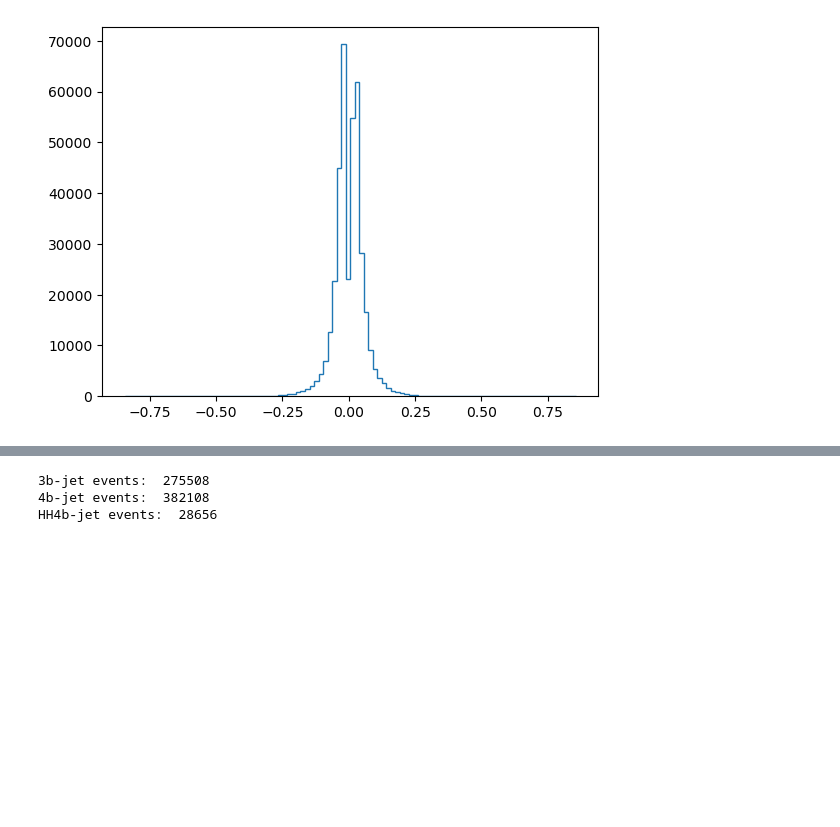
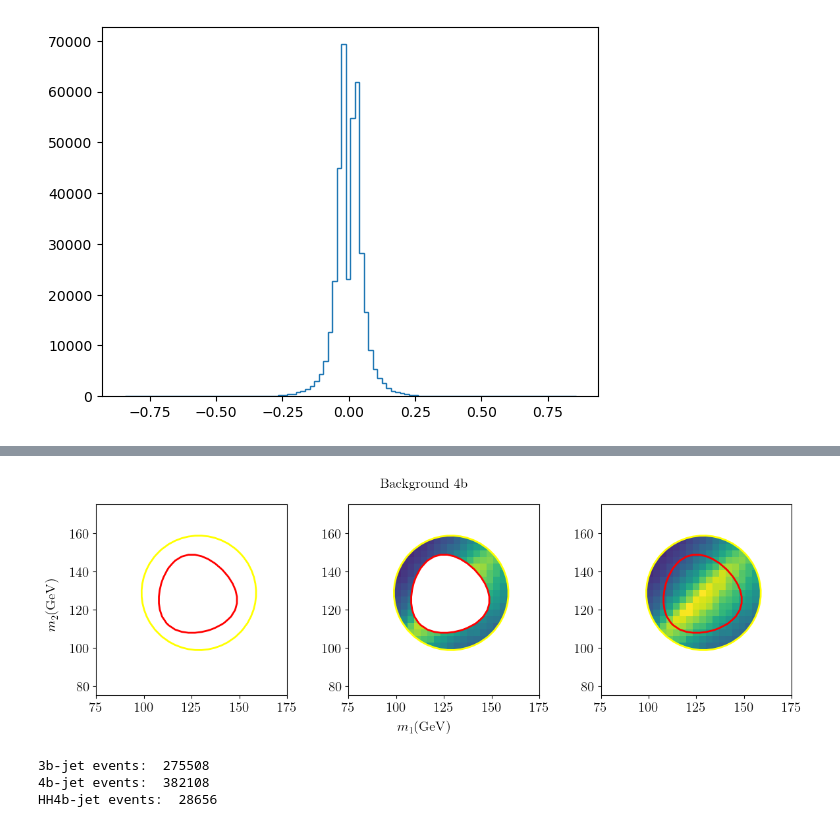
Before and after one commit to soheunyi/SRFinder, a Jupyter notebook: soheun/notebooks/eda.ipynb, the cells around one changed output, grey strips where cells are left out. Drawn from its saved outputs; the diff is of its cells as text; code cells hidden in the pictures; blank space fills up the shorter version.

```diff
--- a/soheun/notebooks/eda.ipynb
+++ b/soheun/notebooks/eda.ipynb
@@ -309,3 +339,79 @@ for name, df in zip(["3b", r"$\mathrm{4b}$", r"$\mathrm{HH} \rightarrow 4b$"], [
+# %%
+# density plot
+from matplotlib import patches as mpatches
+
+# use latex
+plt.rcParams["text.usetex"] = True
+plt.rcParams["font.family"] = "serif"
+plt.rcParams["font.serif"] = "Times New Roman"
+plt.rcParams["axes.labelsize"] = 15
+plt.rcParams["axes.titlesize"] = 15
+plt.rcParams["legend.fontsize"] = 15
+plt.rcParams["xtick.labelsize"] = 15
+plt.rcParams["ytick.labelsize"] = 15
+plt.rcParams["figure.labelsize"] = 15
+plt.rcParams["figure.titlesize"] = 15
+
+m_H = 125
+sigma_C = 1
+K_s = 1
+K_c = 1
+sigma_C = 1.03
+K_s = 0.16
+K_c = 30
+
+SR_fn = lambda dm_0, dm_1: np.sqrt((1 - m_H / dm_0)**2 + (1 - m_H / dm_1)**2)
+CR_fn = lambda dm_0, dm_1: np.sqrt((dm_0 - sigma_C * m_H)**2 + (dm_1 - sigma_C * m_H)**2)
+
+m_diff = np.stack(
+    [df_bg4b["m01"] - df_bg4b["m23"],
+    df_bg4b["m02"] - df_bg4b["m13"],
+    df_bg4b["m03"] - df_bg4b["m12"],
+    ], axis=1)
+m_diff = np.abs(m_diff)
+m_diff_argmin = np.argmin(m_diff, axis=1)
+m1 = np.where(m_diff_argmin == 0, df_bg4b["m01"],
+                np.where(m_diff_argmin == 1, df_bg4b["m02"], df_bg4b["m03"]))
+m2 = np.where(m_diff_argmin == 0, df_bg4b["m23"],
+                np.where(m_diff_argmin == 1, df_bg4b["m13"], df_bg4b["m12"]))
+
+fig, axs = plt.subplots(nrows=1, ncols=3, figsize=(12, 4))
+fig.suptitle("Background $\mathrm{4b}$")
+fig.supxlabel("$m_1 (\mathrm{GeV})$")
+fig.supylabel("$m_2 (\mathrm{GeV})$")
+
+# heatmap
+m_min = 75
+m_max = 175
+xedges = np.linspace(m_min, m_max, 30)
+yedges = np.linspace(m_min, m_max, 30)
+H, xedges, yedges = np.histogram2d(m1, m2, bins=(xedges, yedges))
+H = H.T
+X, Y = np.meshgrid(xedges, yedges)
+
+
+for ax in axs:
+    ax.pcolormesh(X, Y, H, shading="auto", cmap="viridis")
+    ax.set_xlim(m_min, m_max)
+    ax.set_ylim(m_min, m_max)
+    ax.set_aspect("equal")
+    ax.contour(X, Y, SR_fn(X, Y), levels=[K_s], colors="red", linewidths=2)
+    ax.contour(X, Y, CR_fn(X, Y), levels=[K_c], colors="yellow", linewidths=2)
+
+
+axs[0].contourf(X, Y, SR_fn(X, Y), levels=[0, K_s], colors="white")
+axs[0].contourf(X, Y, CR_fn(X, Y), levels=[0, np.inf], colors="white")
+axs[1].contourf(X, Y, SR_fn(X, Y), levels=[0, K_s], colors="white")
+axs[1].contourf(X, Y, CR_fn(X, Y), levels=[K_c, np.inf], colors="white")
+# axs[2].contourf(X, Y, SR_fn(X, Y), levels=[0, K_s], colors="white")
+axs[2].contourf(X, Y, CR_fn(X, Y), levels=[K_c, np.inf], colors="white")
+
+plt.tight_layout()
+plt.savefig("./figures/SR_bg4b_interpolation.png", dpi=300)
+plt.show()
+plt.close()
+# %% [output]
+[figure, added]
 # %%
 # %% [output]
 3b-jet events:  275508
```
Also changed, not shown: parts of 3 cells of this notebook, 35 other files.
